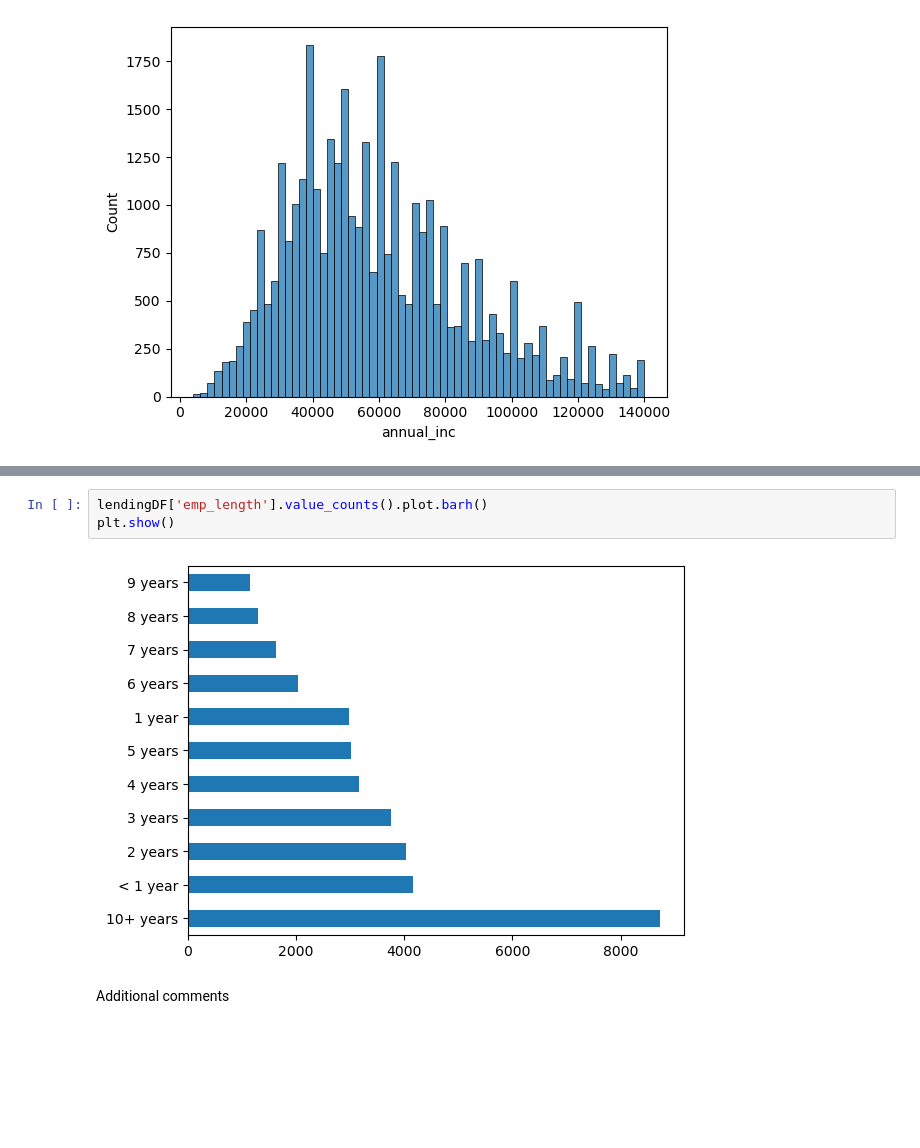
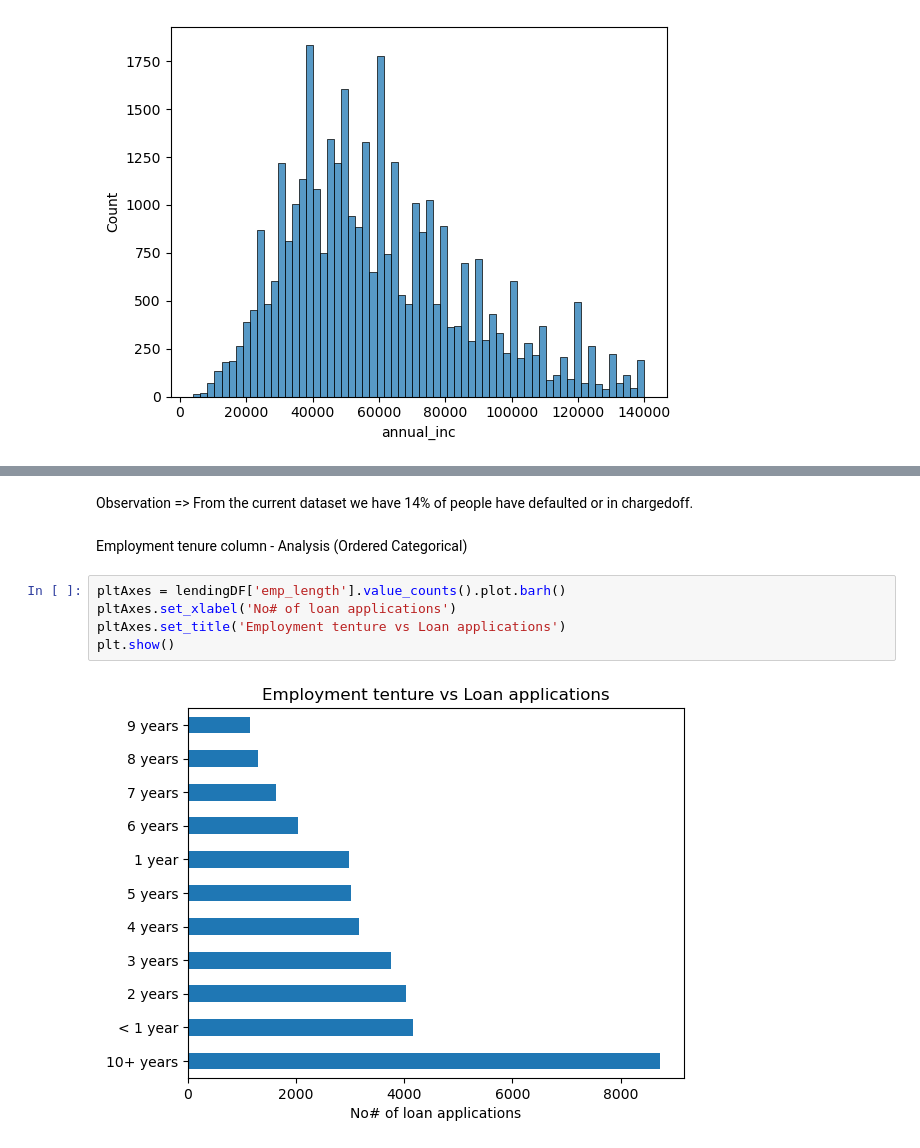
Before and after one commit to Aswani-ReddyKV/LendingClubCaseStudy, a Jupyter notebook: LendingClubCaseStudy.ipynb, the cells around one changed output, grey strips where cells are left out. Saved outputs shown, nothing was run; the diff lists cells and outputs as text; blank space fills up the shorter version.

```diff
--- a/LendingClubCaseStudy.ipynb
+++ b/LendingClubCaseStudy.ipynb
@@ -273,7 +285,11 @@ plt.show()
-# %%
-lendingDF['emp_length'].value_counts().plot.barh()
-plt.show()
-# %% [output]
-[figure, removed]
-# %% [markdown]
-Additional comments
+# %% [markdown]
+Observation => From the current dataset we have 14% of people have defaulted or in chargedoff.
+# %% [markdown]
+Employment tenure column - Analysis (Ordered Categorical)
+# %%
+pltAxes = lendingDF['emp_length'].value_counts().plot.barh()
+pltAxes.set_xlabel('No# of loan applications')
+pltAxes.set_title('Employment tenture vs Loan applications')
+plt.show()
+# %% [output]
+[figure, added]
```
Also changed, not shown: parts of 49 cells of this notebook.
